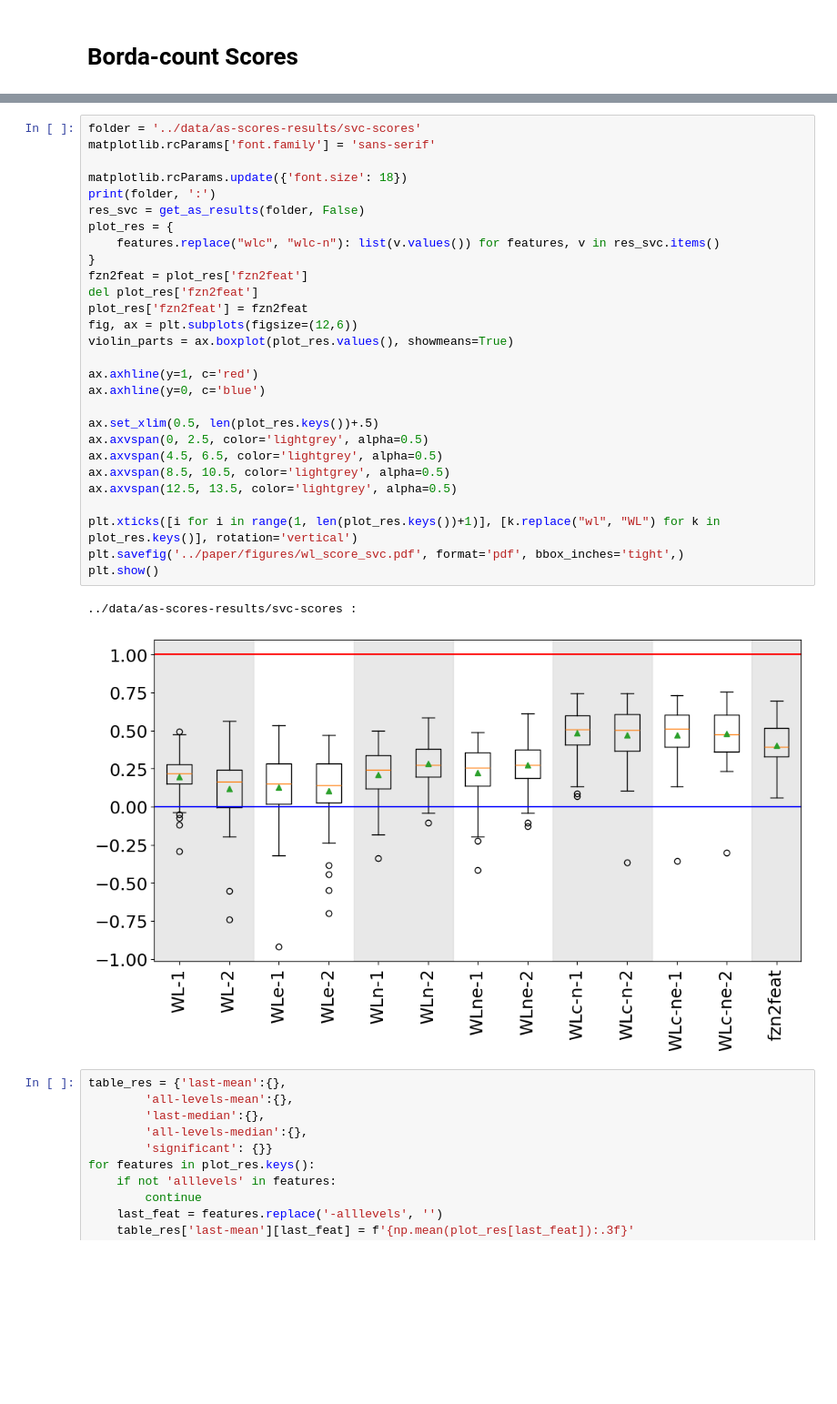
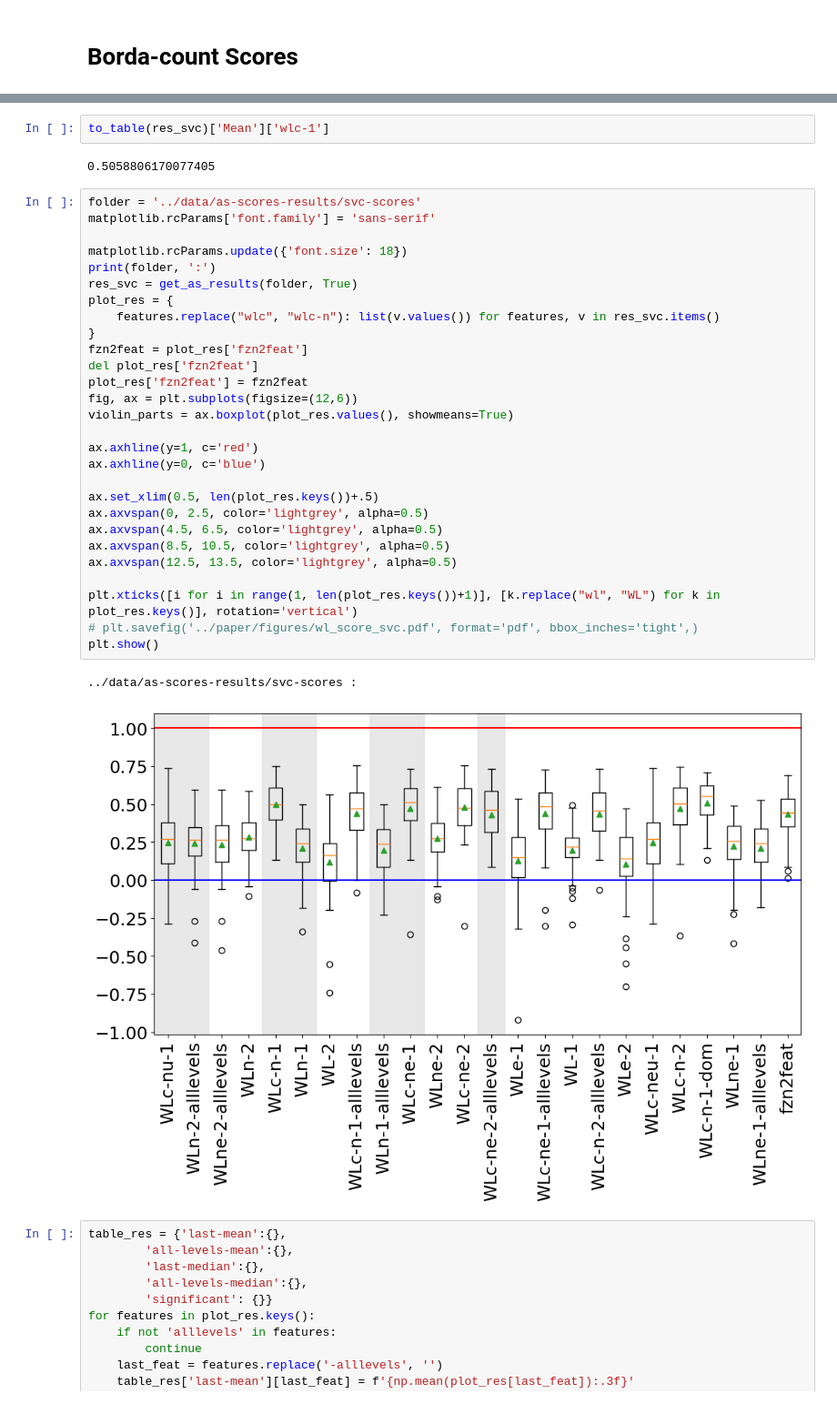
Before and after one commit to SeppiaBrilla/fzngraph_features, a Jupyter notebook: analysis/images.ipynb, the cells around one changed output, grey strips where cells are left out. Shown at 91% size. Saved outputs shown, nothing was run; the diff lists cells and outputs as text; blank space fills up the shorter version.

Commit message:
images

```diff
--- a/analysis/images.ipynb
+++ b/analysis/images.ipynb
@@ -138,36 +222,40 @@ wlc-2: 0.01958777690517799
 | wlne-1 | 0.225815 | 0.258215 | 0.191720 | 0.490823 | -0.413963 | 5 |
 | wlne-1-alllevels | 0.212466 | 0.244780 | 0.175819 | 0.526473 | -0.178684 | 7 |
+# %%
+to_table(res_svc)['Mean']['wlc-1']
+# %% [output]
+0.5058806170077405
 # %%
 folder = '../data/as-scores-results/svc-scores'
 matplotlib.rcParams['font.family'] = 'sans-serif'
 
 matplotlib.rcParams.update({'font.size': 18})
 print(folder, ':')
-res_svc = get_as_results(folder, False)
+res_svc = get_as_results(folder, True)
 plot_res = {
     features.replace("wlc", "wlc-n"): list(v.values()) for features, v in res_svc.items()
 }
 fzn2feat = plot_res['fzn2feat']
 del plot_res['fzn2feat']
 plot_res['fzn2feat'] = fzn2feat
 fig, ax = plt.subplots(figsize=(12,6))
 violin_parts = ax.boxplot(plot_res.values(), showmeans=True)
 
 ax.axhline(y=1, c='red')
 ax.axhline(y=0, c='blue')
 
 ax.set_xlim(0.5, len(plot_res.keys())+.5)
 ax.axvspan(0, 2.5, color='lightgrey', alpha=0.5)
 ax.axvspan(4.5, 6.5, color='lightgrey', alpha=0.5)
 ax.axvspan(8.5, 10.5, color='lightgrey', alpha=0.5)
 ax.axvspan(12.5, 13.5, color='lightgrey', alpha=0.5)
 
 plt.xticks([i for i in range(1, len(plot_res.keys())+1)], [k.replace("wl", "WL") for k in plot_res.keys()], rotation='vertical')
-plt.savefig('../paper/figures/wl_score_svc.pdf', format='pdf', bbox_inches='tight',)
+# plt.savefig('../paper/figures/wl_score_svc.pdf', format='pdf', bbox_inches='tight',)
 plt.show()
 # %% [output]
 ../data/as-scores-results/svc-scores :
-[figure, old version]
+[figure, new version]
 # %%
 table_res = {'last-mean':{},
         'all-levels-mean':{},
```
Also changed, not shown: parts of 36 cells of this notebook.
